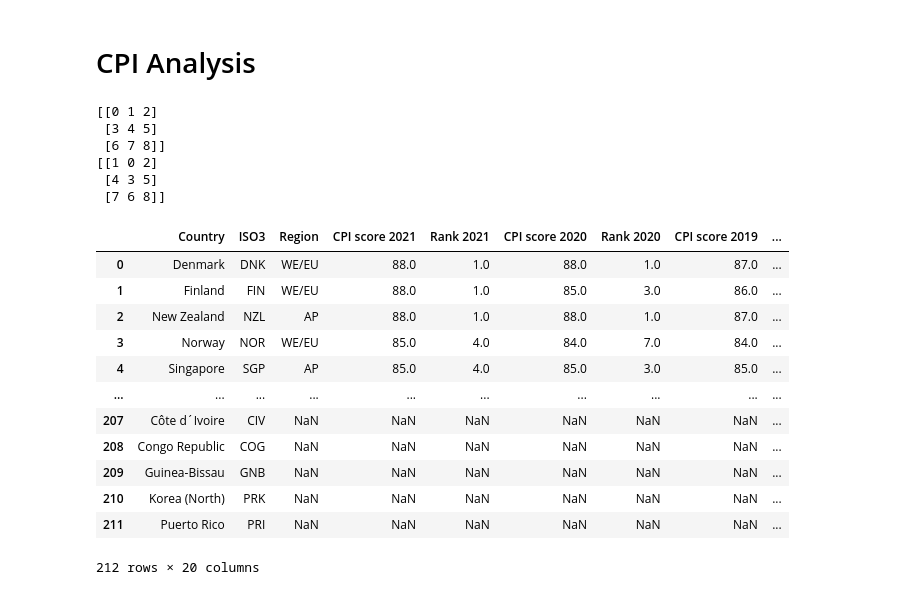
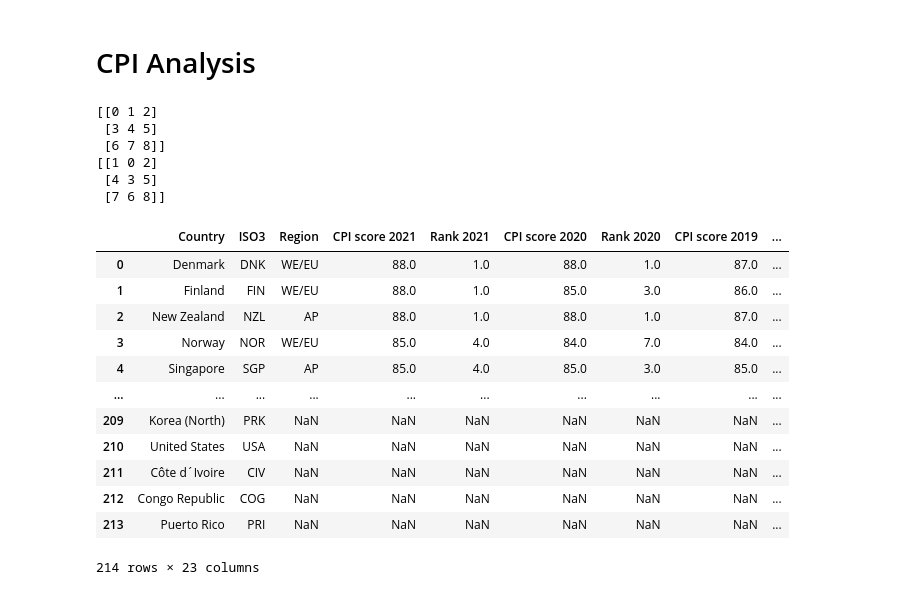
Before and after one commit to wanzulfikri/cpi_analysis, a Jupyter notebook: CPI 2012-2021.ipynb, the cells around one changed output. Saved outputs shown, nothing was run; the diff lists cells and outputs as text; code cells hidden in the pictures.

```diff
--- a/CPI 2012-2021.ipynb
+++ b/CPI 2012-2021.ipynb
@@ -1,19 +1,19 @@
 # %% [markdown]
 # CPI Analysis
-# %%
-import numpy as np
-
-arr = np.arange(9).reshape(3,3)
-
-print(arr[:, :])
-print(arr[:, [1,0,2]])
-# %% [output]
-[[0 1 2]
- [3 4 5]
- [6 7 8]]
-[[1 0 2]
- [4 3 5]
- [7 6 8]]
+# %%
+import numpy as np
+
+arr = np.arange(9).reshape(3,3)
+
+print(arr[:, :])
+print(arr[:, [1,0,2]])
+# %% [output]
+[[0 1 2]
+ [3 4 5]
+ [6 7 8]]
+[[1 0 2]
+ [4 3 5]
+ [7 6 8]]
 # %%
 # import the necessary libraries and define utility functions
 import pandas as pd
@@ -36,11 +36,9 @@ CPI_2014 = pd.read_csv("datasets/CPI/CPI2014-Table 1.csv")
 CPI_2013 = pd.read_csv("datasets/CPI/CPI2013-Table 1.csv", header=1)
 CPI_2012 = pd.read_csv("datasets/CPI/CPI2012-Table 1.csv")
 
-cpi_years = list(reversed(range(2012,2022)))
-cols_rename = { "Country / Territory": "Country"}
+# retrieve the Country, ISO3, Region, CPI score, and rank columns
+# 2021
 
-# 2021
-# only retrieve the Country, ISO3, Region, CPI score, and rank columns
 CPI_2021 = CPI_2021.iloc[:, :5]
 CPI_2021.rename(columns={ "Country / Territory": "Country", "Rank": "Rank 2021"}, inplace=True)
 
@@ -68,42 +66,53 @@ CPI_2017 = CPI_2017.iloc[:, :5]
 CPI_2017.rename(columns={ "Rank ": "Rank 2017"}, inplace=True)
 
 CPI = CPI.merge(CPI_2017, how="outer", on=["Country", "ISO3", "Region"])
 
 # 2016
 CPI_2016 = CPI_2016.iloc[:, :4]
 CPI_2016.rename(columns={ "CPI2016": "CPI score 2016", "Rank": "Rank 2016"}, inplace=True)
 
 CPI = CPI.merge(CPI_2016, how="outer", on=["Country", "Region"])
 
 # 2015
 CPI_2015 = CPI_2015.iloc[:, :5]
-CPI_2015 = CPI_2015.drop("Region", axis=1)
+CPI_2015.drop("Region", axis=1, inplace=True)
 CPI_2015.rename(columns={ "CPI 2015 Score": "CPI score 2015", "Country Rank": "Rank 2015", "Country/Territory": "Country", "Country Code": "ISO3"}, inplace=True)
 
 CPI = CPI.merge(CPI_2015, how="outer", on=["Country", "ISO3"])
 
 # 2014
 CPI_2014 = CPI_2014.iloc[:, :5]
+CPI_2014.drop("Region", axis=1, inplace=True)
 CPI_2014.rename(columns={ "CPI 2014": "CPI score 2014", "Country Rank": "Rank 2014", "Country/Territory": "Country", "Country Code": "ISO3"}, inplace=True)
+CPI = CPI.merge(CPI_2014, how="outer", on=["Country", "ISO3"], suffixes=["", "_2014"])
 
-CPI = CPI.merge(CPI_2014, how="outer", on=["Country", "ISO3"], suffixes=["", "_2014"])
+# 2013
+CPI_2013 = CPI_2013.iloc[:, :7]
+CPI_2013.drop(labels=["Region", "IFS Code", "Country Rank.1"], axis=1, inplace=True)
+CPI_2013.rename(columns={ "CPI 2013 Score": "CPI score 2013", "Country Rank": "Rank 2013", "Country / Territory": "Country", "Country Code": "ISO3", "WB Code": "ISO3"}, inplace=True)
+CPI = CPI.merge(CPI_2013, how="outer", on=["Country", "ISO3"])
+
+# 2012
+CPI_2012 = CPI_2012.iloc[:, :4]
+CPI_2012.drop(labels=["Unnamed: 2"], axis=1, inplace=True)
+CPI_2012.rename(columns={ "CPI 2012 Score": "CPI score 2012", "Country Rank": "Rank 2012", "Country / Territory": "Country"}, inplace=True)
+CPI = CPI.merge(CPI_2012, how="outer", on=["Country"])
+
+
 # sanity check
-# CPI[CPI["Country"] == "Malaysia"]
-# CPI_2017
 CPI
-# CPI_2014.columns
 # %% [output]
 |  | Country | ISO3 | Region | CPI score 2021 | Rank 2021 | CPI score 2020 | Rank 2020 | CPI score 2019 | ... |
 | 0 | Denmark | DNK | WE/EU | 88.0 | 1.0 | 88.0 | 1.0 | 87.0 | ... |
 | 1 | Finland | FIN | WE/EU | 88.0 | 1.0 | 85.0 | 3.0 | 86.0 | ... |
 | 2 | New Zealand | NZL | AP | 88.0 | 1.0 | 88.0 | 1.0 | 87.0 | ... |
 | 3 | Norway | NOR | WE/EU | 85.0 | 4.0 | 84.0 | 7.0 | 84.0 | ... |
 | 4 | Singapore | SGP | AP | 85.0 | 4.0 | 85.0 | 3.0 | 85.0 | ... |
 | ... | ... | ... | ... | ... | ... | ... | ... | ... | ... |
-| 207 | Côte d´Ivoire | CIV | NaN | NaN | NaN | NaN | NaN | NaN | ... |
-| 208 | Congo Republic | COG | NaN | NaN | NaN | NaN | NaN | NaN | ... |
-| 209 | Guinea-Bissau | GNB | NaN | NaN | NaN | NaN | NaN | NaN | ... |
-| 210 | Korea (North) | PRK | NaN | NaN | NaN | NaN | NaN | NaN | ... |
-| 211 | Puerto Rico | PRI | NaN | NaN | NaN | NaN | NaN | NaN | ... |
+| 209 | Korea (North) | PRK | NaN | NaN | NaN | NaN | NaN | NaN | ... |
+| 210 | United States | USA | NaN | NaN | NaN | NaN | NaN | NaN | ... |
+| 211 | Côte d´Ivoire | CIV | NaN | NaN | NaN | NaN | NaN | NaN | ... |
+| 212 | Congo Republic | COG | NaN | NaN | NaN | NaN | NaN | NaN | ... |
+| 213 | Puerto Rico | PRI | NaN | NaN | NaN | NaN | NaN | NaN | ... |
-212 rows × 20 columns
+214 rows × 23 columns
 # %%
```
Also changed, not shown: parts of 4 cells of this notebook.
